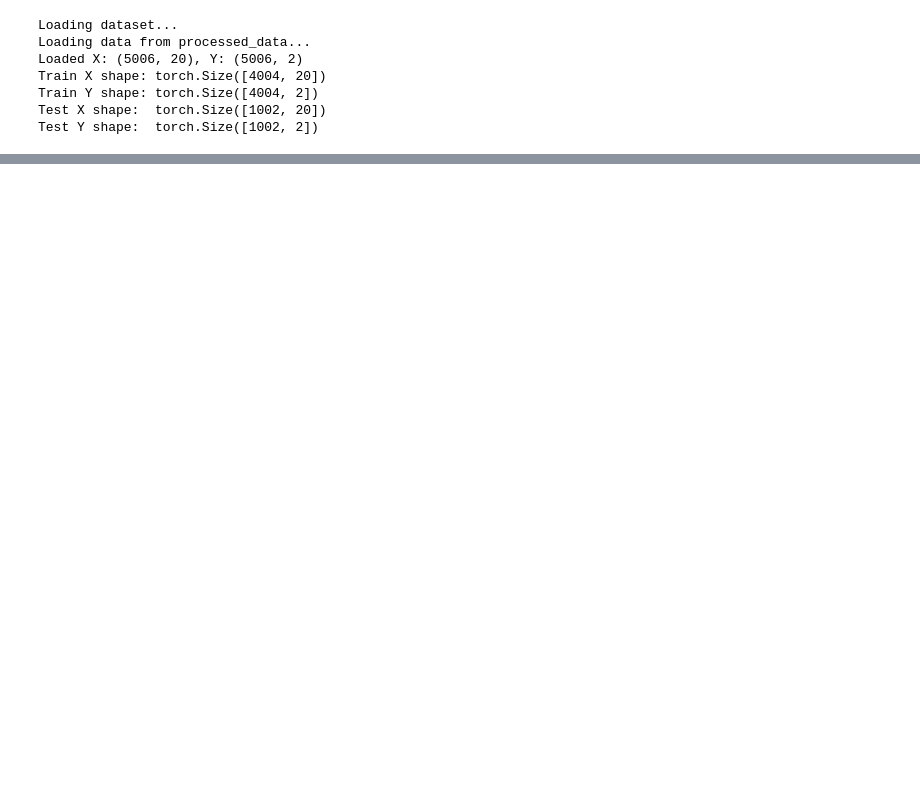
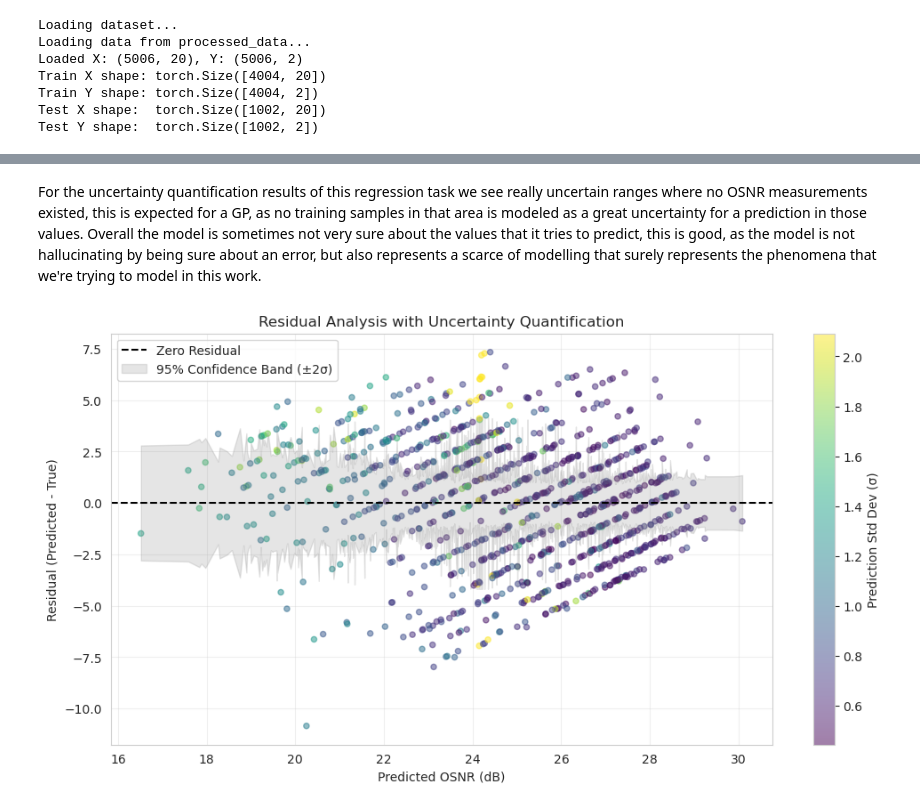
Before and after one commit to Semillero-SOFA/osnr-and-spectral-overlapping-estimation-mtgp-3x32gbaud, a Jupyter notebook: 02_MOGP_Training_Evaluation.ipynb, the cells around one changed output, grey strips where cells are left out. Saved outputs shown, nothing was run; the diff lists cells and outputs as text; code cells hidden in the pictures; blank space fills up the shorter version.

```diff
--- a/02_MOGP_Training_Evaluation.ipynb
+++ b/02_MOGP_Training_Evaluation.ipynb
@@ -297,0 +357,36 @@ OSNR RMSE: 3.0135 dB
+# %% [markdown]
+For the uncertainty quantification results of this regression task we see really uncertain ranges where no OSNR measurements existed, this is expected for a GP, as no training
+samples in that area is modeled as a great uncertainty for a prediction in those values. Overall the model is sometimes not very sure about the values that it tries to predict,
+this is good, as the model is not hallucinating by being sure about an error, but also represents a scarce of modelling that surely represents the phenomena that we're trying to
+model in this work.
+# %%
+# 2. Residual Analysis with Uncertainty
+residuals = preds_osnr - targets_osnr
+
+plt.figure(figsize=(12, 6))
+plt.scatter(preds_osnr, residuals, alpha=0.5, s=20, c=std_osnr, cmap='viridis')
+plt.axhline(y=0, color='k', linestyle='--', label='Zero Residual')
+
+# Add ±2σ bounds sorted by prediction
+sort_pred_idx = np.argsort(preds_osnr)
+preds_in_order = preds_osnr[sort_pred_idx]
+std_in_order = std_osnr[sort_pred_idx]
+
+plt.fill_between(
+    preds_in_order,
+    -2*std_in_order,
+    2*std_in_order,
+    alpha=0.2,
+    color='gray',
+    label='95% Confidence Band (±2σ)'
+)
+
+plt.xlabel('Predicted OSNR (dB)')
+plt.ylabel('Residual (Predicted - True)')
+plt.title('Residual Analysis with Uncertainty Quantification')
+plt.colorbar(label='Prediction Std Dev (σ)')
+plt.legend()
+plt.grid(True, alpha=0.3)
+plt.show()
+# %% [output]
+[figure, added]
```
Also changed, not shown: parts of 20 cells of this notebook, 6 other files.
